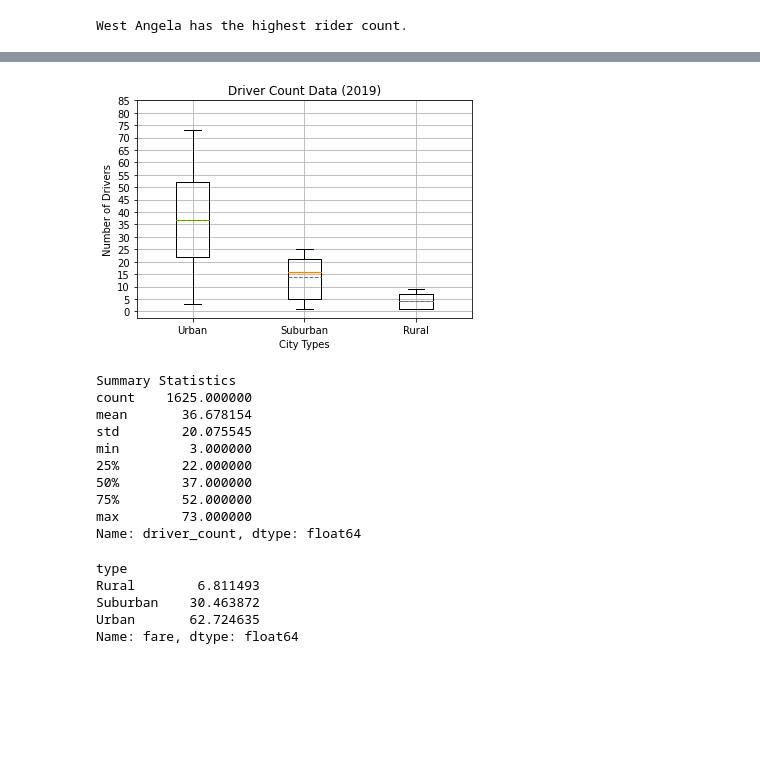
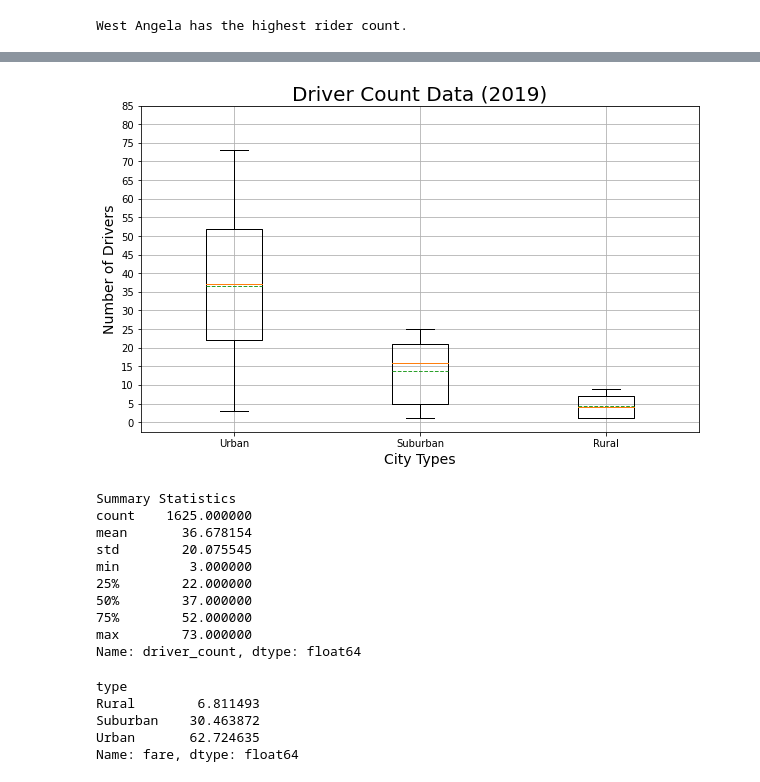
Before and after one commit to ats-tandjoeng7/PyBer_Analysis, a Jupyter notebook: PyBer.ipynb, the cells around one changed output, grey strips where cells are left out. Drawn from its saved outputs; the diff is of its cells as text; code cells hidden in the pictures; blank space fills up the shorter version.

```diff
--- a/PyBer.ipynb
+++ b/PyBer.ipynb
@@ -517,20 +573,20 @@ Name: fare, dtype: float64
 # %%
 # Create a box-and-whisker plot for the driver count data of each city type.
-fig, ax = plt.subplots()
+fig, ax = plt.subplots(figsize=(10, 6))
 ax.boxplot(type_driver_count, labels=area_type, meanline=True, showmeans=True)
 # Add the title, y-axis label and grid.
-ax.set_title('Driver Count Data (2019)')
-ax.set_xlabel('City Types')
-ax.set_ylabel('Number of Drivers')
+ax.set_title('Driver Count Data (2019)', fontsize=20)
+ax.set_xlabel('City Types', fontsize=14)
+ax.set_ylabel('Number of Drivers', fontsize=14)
 ax.set_yticks(np.arange(0, 86, step=5.0))
 ax.grid()
 # Save the figure.
 plt.savefig('./analysis/Fig4.png', bbox_inches='tight', facecolor='w')
 # Show Figure
 plt.show()
 print(f'Summary Statistics\n{type_driver_count[0].describe()}')
 # %% [output]
-[figure, old version]
+[figure, new version]
 Summary Statistics
 count    1625.000000
 mean       36.678154
```
Also changed, not shown: parts of 21 cells of this notebook, 8 other files.
